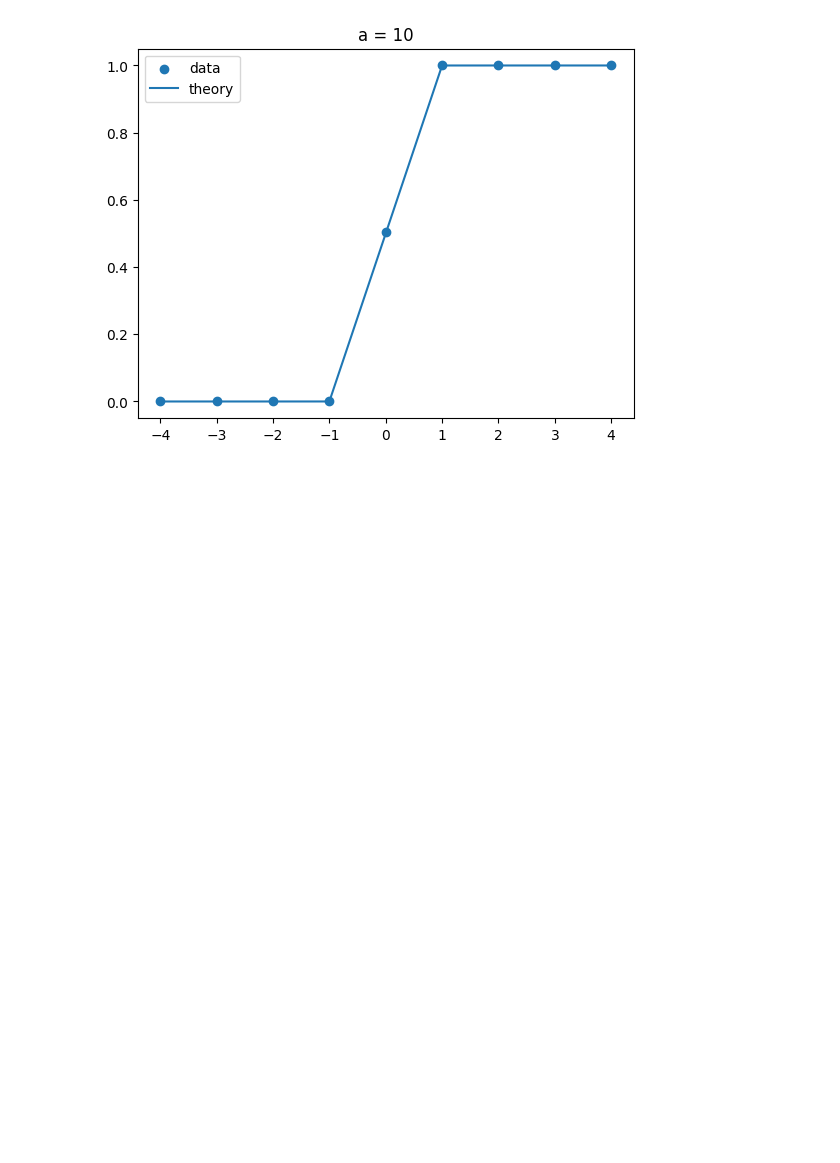
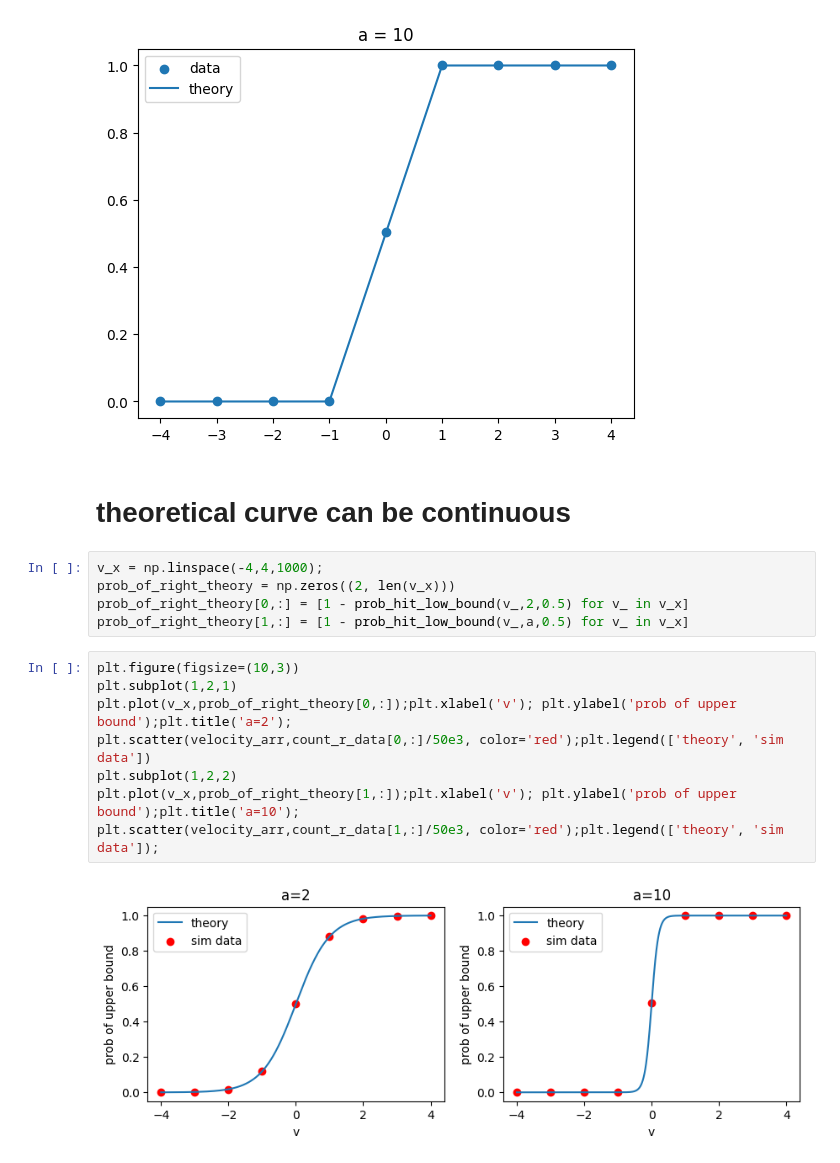
Before and after one commit to rakaar/ai_stats_notes, a Jupyter notebook: neural/ddm_ex21.ipynb, the cells around one changed output. Saved outputs shown, nothing was run; the diff lists cells and outputs as text; blank space fills up the shorter version.

```diff
--- a/neural/ddm_ex21.ipynb
+++ b/neural/ddm_ex21.ipynb
@@ -161,3 +161,20 @@ plt.scatter(velocity_arr,count_r_data[1,:]/N_sim); plt.plot(velocity_arr, prob_r
 # %% [output]
 [figure]
 [figure]
+# %% [markdown]
+# theoretical curve can be continuous
+# %%
+v_x = np.linspace(-4,4,1000);
+prob_of_right_theory = np.zeros((2, len(v_x)))
+prob_of_right_theory[0,:] = [1 - prob_hit_low_bound(v_,2,0.5) for v_ in v_x]
+prob_of_right_theory[1,:] = [1 - prob_hit_low_bound(v_,a,0.5) for v_ in v_x]
+# %%
+plt.figure(figsize=(10,3))
+plt.subplot(1,2,1)
+plt.plot(v_x,prob_of_right_theory[0,:]);plt.xlabel('v'); plt.ylabel('prob of upper bound');plt.title('a=2');
+plt.scatter(velocity_arr,count_r_data[0,:]/50e3, color='red');plt.legend(['theory', 'sim data'])
+plt.subplot(1,2,2)
+plt.plot(v_x,prob_of_right_theory[1,:]);plt.xlabel('v'); plt.ylabel('prob of upper bound');plt.title('a=10');
+plt.scatter(velocity_arr,count_r_data[1,:]/50e3, color='red');plt.legend(['theory', 'sim data']);
+# %% [output]
+[figure, added]
```
Also changed, not shown: 2 other files.
